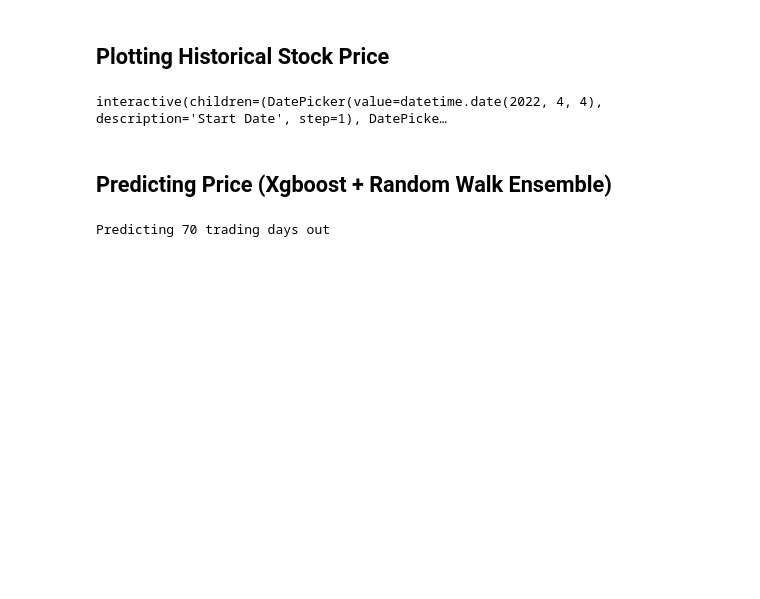
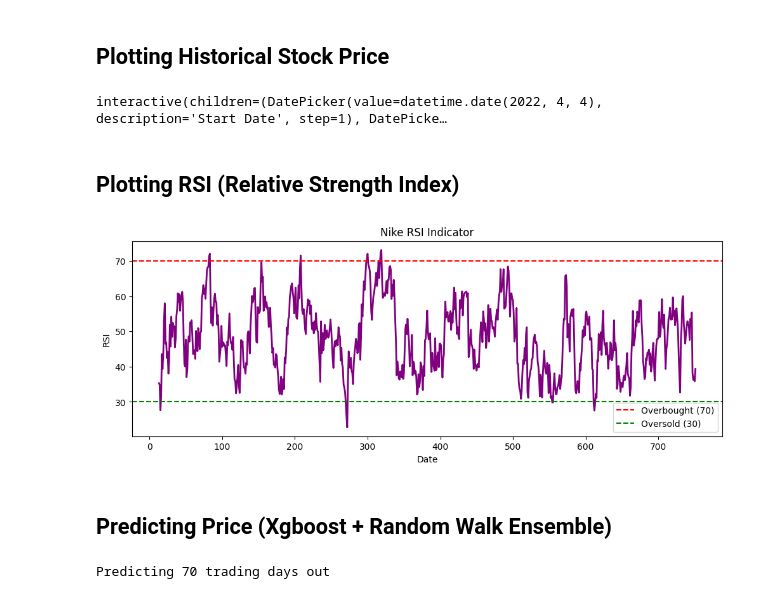
Before and after one commit to mfannin099/Stock_Analysis, a Jupyter notebook: notebooks/voila_app.ipynb, the cells around one changed output. Drawn from its saved outputs; the diff is of its cells as text; code cells hidden in the pictures; blank space fills up the shorter version.

```diff
--- a/notebooks/voila_app.ipynb
+++ b/notebooks/voila_app.ipynb
@@ -55,6 +56,29 @@ interactive_plot = widgets.interactive(
 interactive_plot
 # %% [output]
 interactive(children=(DatePicker(value=datetime.date(2022, 4, 4), description='Start Date', step=1), DatePicke…
+# %% [markdown]
+## Plotting RSI (Relative Strength Index)
+# %%
+##Overbought - potentially overvalued
+##Oversold - potentially undervalued
+
+df['RSI'] = ta.momentum.RSIIndicator(df['Close'], window=14).rsi()
+
+macd_indicator = ta.trend.MACD(df['Close'])
+df['MACD'] = macd_indicator.macd()
+df['MACD_Signal'] = macd_indicator.macd_signal()
+
+plt.figure(figsize=(12, 4))
+sns.lineplot(data=df, x=df.index, y='RSI', color='purple', linewidth=2)
+plt.axhline(70, color='red', linestyle='dashed', label="Overbought (70)")
+plt.axhline(30, color='green', linestyle='dashed', label="Oversold (30)")
+plt.title('Nike RSI Indicator')
+plt.xlabel('Date')
+plt.ylabel('RSI')
+plt.legend()
+plt.show()
+# %% [output]
+[figure, added]
 # %% [markdown]
 ## Predicting Price (Xgboost + Random Walk Ensemble)
 # %%
```
Also changed, not shown: parts of 4 cells of this notebook.
